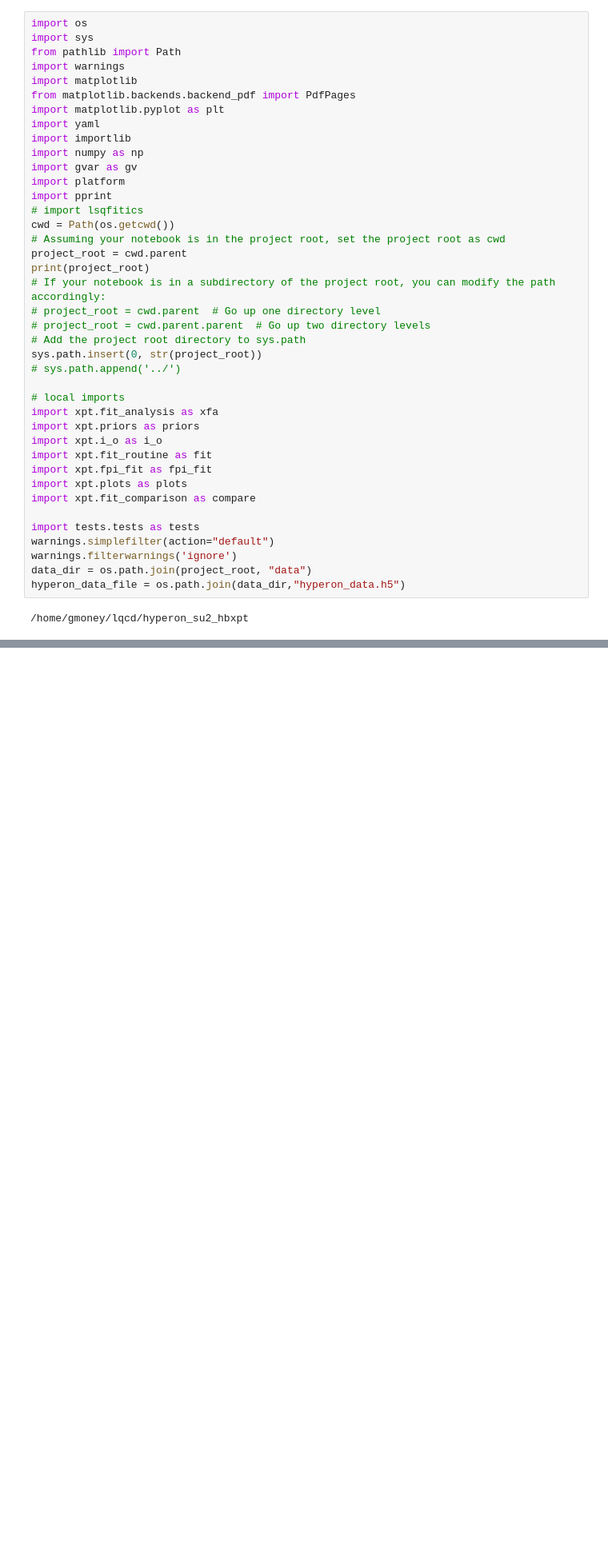
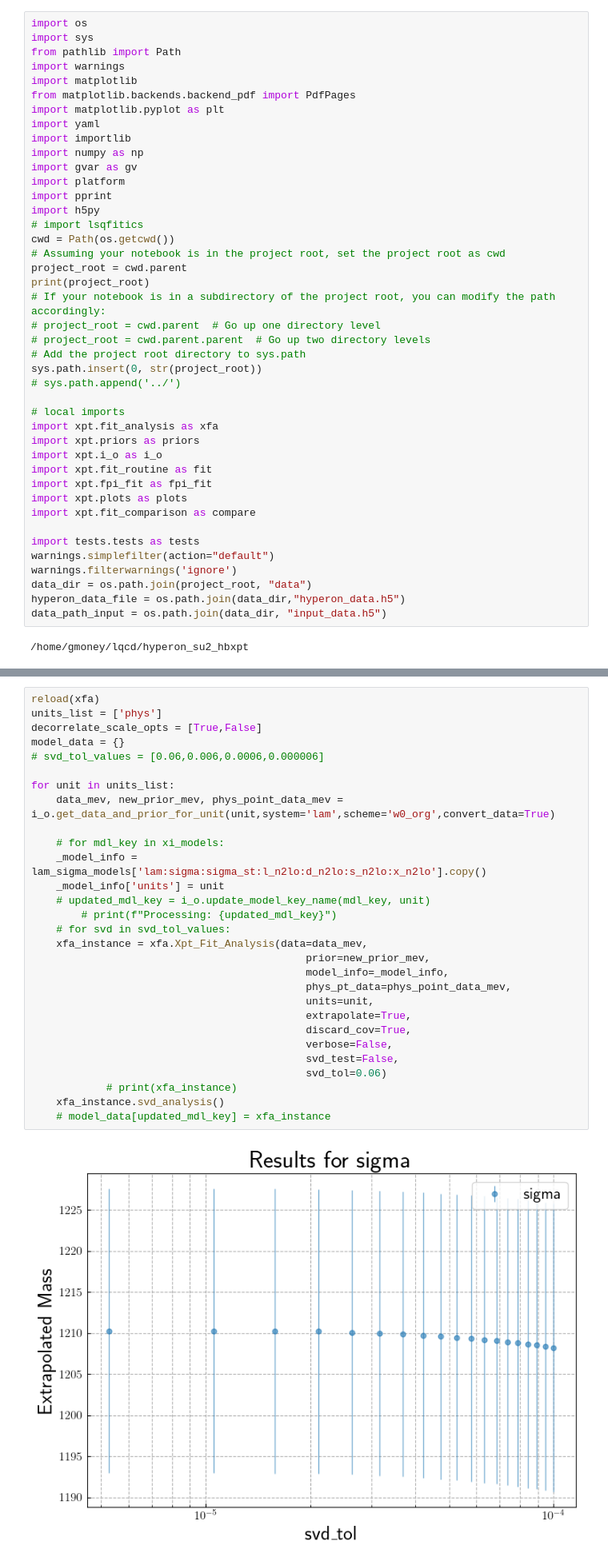
Before and after one commit to gdbrad/hyperon_su2_hbxpt, a Jupyter notebook: notebooks/su2_hyperon_extrap.ipynb, the cells around one changed output, grey strips where cells are left out. Shown at 80% size. Cells and saved outputs as stored; diff of their text form; blank space fills up the shorter version.

```diff
--- a/notebooks/su2_hyperon_extrap.ipynb
+++ b/notebooks/su2_hyperon_extrap.ipynb
@@ -12,6 +12,7 @@ import numpy as np
 import gvar as gv
 import platform
 import pprint
+import h5py
 # import lsqfitics
 cwd = Path(os.getcwd())
 # Assuming your notebook is in the project root, set the project root as cwd
@@ -38,6 +39,7 @@ warnings.simplefilter(action="default")
 warnings.filterwarnings('ignore')
 data_dir = os.path.join(project_root, "data")
 hyperon_data_file = os.path.join(data_dir,"hyperon_data.h5")
+data_path_input = os.path.join(data_dir, "input_data.h5")
 # %% [output]
 /home/gmoney/lqcd/hyperon_su2_hbxpt
 # %%
@@ -58,0 +188,31 @@ lam_sigma_models = models['models']['lam_sigma_system']
+# %%
+reload(xfa)
+units_list = ['phys']
+decorrelate_scale_opts = [True,False]
+model_data = {}
+# svd_tol_values = [0.06,0.006,0.0006,0.000006]
+
+for unit in units_list:
+    data_mev, new_prior_mev, phys_point_data_mev = i_o.get_data_and_prior_for_unit(unit,system='lam',scheme='w0_org',convert_data=True)
+
+    # for mdl_key in xi_models:
+    _model_info = lam_sigma_models['lam:sigma:sigma_st:l_n2lo:d_n2lo:s_n2lo:x_n2lo'].copy()
+    _model_info['units'] = unit
+    # updated_mdl_key = i_o.update_model_key_name(mdl_key, unit)
+        # print(f"Processing: {updated_mdl_key}")
+    # for svd in svd_tol_values:
+    xfa_instance = xfa.Xpt_Fit_Analysis(data=data_mev,
+                                            prior=new_prior_mev,
+                                            model_info=_model_info,
+                                            phys_pt_data=phys_point_data_mev,
+                                            units=unit,
+                                            extrapolate=True,
+                                            discard_cov=True,
+                                            verbose=False,
+                                            svd_test=False,
+                                            svd_tol=0.06)
+            # print(xfa_instance)
+    xfa_instance.svd_analysis()
+    # model_data[updated_mdl_key] = xfa_instance
+# %% [output]
+[figure, added]
```
Also changed, not shown: parts of 17 cells of this notebook, 7 other files.
